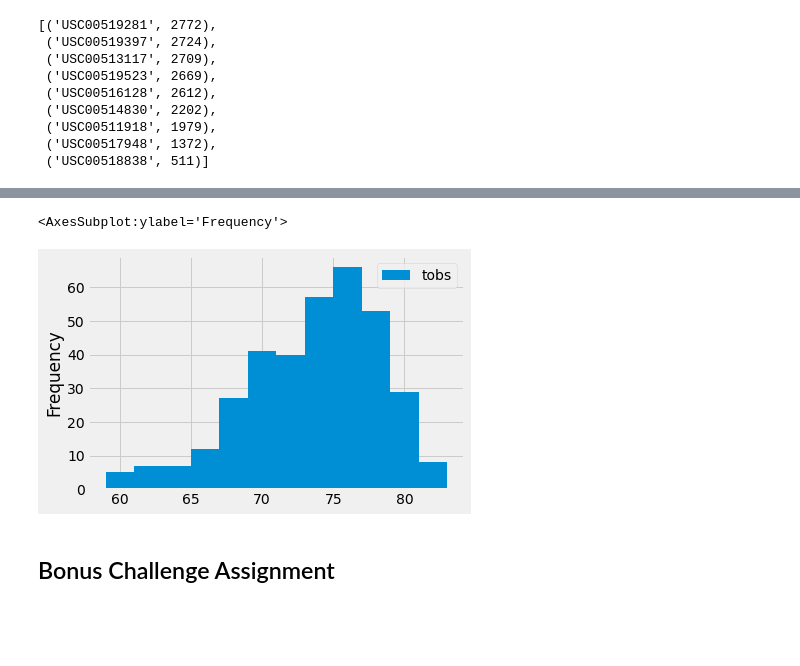
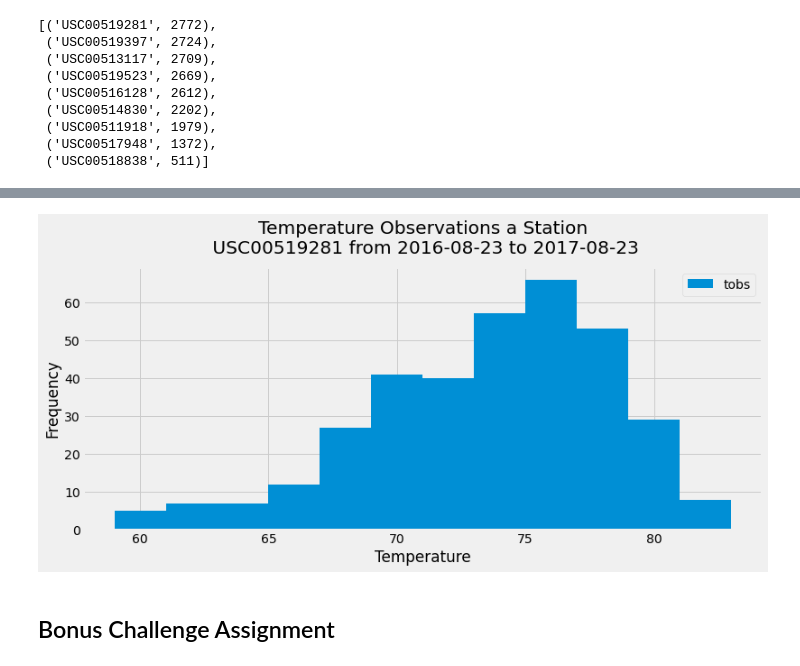
Before and after one commit to FernB/sqlalchemy-challenge, a Jupyter notebook: climate_starter.ipynb, the cells around one changed output, grey strips where cells are left out. Drawn from its saved outputs; the diff is of its cells as text; code cells hidden in the pictures; blank space fills up the shorter version.

```diff
--- a/climate_starter.ipynb
+++ b/climate_starter.ipynb
@@ -231,9 +180,7 @@ for i in station_stats:
 # %%
 # Choose the station with the highest number of temperature observations.
 
-station_tobs = session.query(Measurement.date, Measurement.tobs).filter(Measurement.station == mstation).filter(Measurement.date >= startdate)
-
-
+station_tobs = session.query(Measurement.date, Measurement.tobs).filter(Measurement.station == maxtobstation).filter(Measurement.date >= startdate)
 
 # Query the last 12 months of temperature observation data for this station and plot the results as a histogram
 df2 = pd.read_sql(station_tobs.statement, engine)
@@ -256,8 +187,12 @@ df2
-# %%
-df2.plot(kind='hist', bins=12)
-# %% [output]
-<AxesSubplot:ylabel='Frequency'>
-[figure, removed]
+# %%
+df2.set_index('date', inplace = True)
+# %%
+df2.plot(kind='hist', bins=12,figsize=(12,5))
+plt.xlabel('Temperature')
+plt.title(f'Temperature Observations a Station\n {maxtobstation} from {startdate} to {enddate}', pad =15)
+plt.show()
+# %% [output]
+[figure, added]
 # %% [markdown]
 ## Bonus Challenge Assignment
 # %%
```
Also changed, not shown: parts of 17 cells of this notebook, 1 other file.
